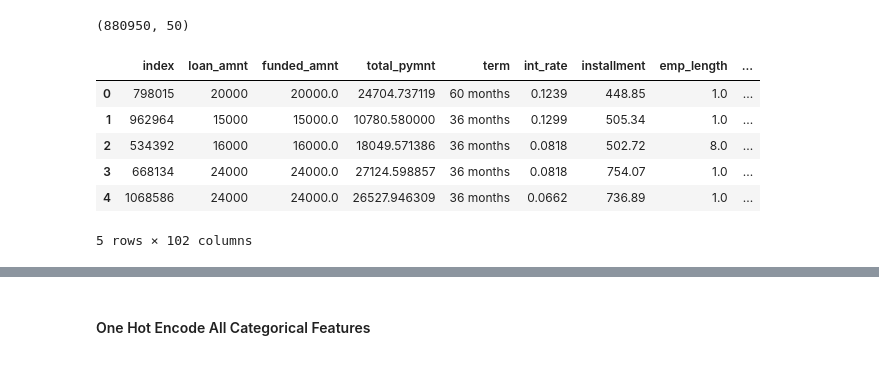
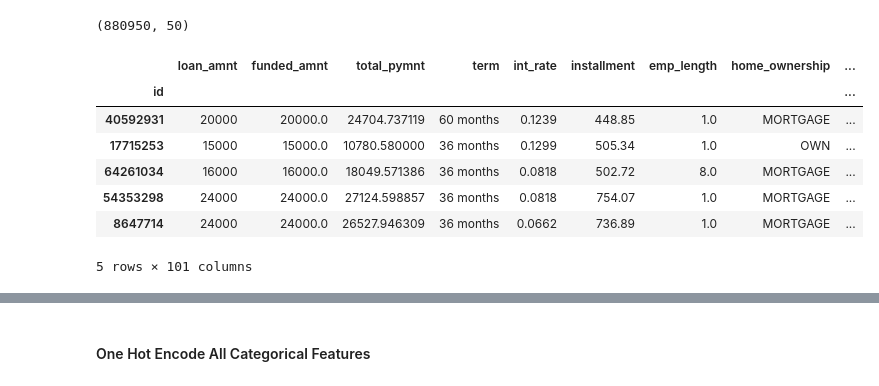
Before and after one commit to as6140/peervest, a Jupyter notebook: lc_cleaning_preprocessing_eda.ipynb, the cells around one changed output, grey strips where cells are left out. Saved outputs shown, nothing was run; the diff lists cells and outputs as text; code cells hidden in the pictures.

```diff
--- a/lc_cleaning_preprocessing_eda.ipynb
+++ b/lc_cleaning_preprocessing_eda.ipynb
@@ -69,4 +69,4 @@ dfs = [raw_q42017,raw_q32017,raw_q22017,raw_q12017,
 (188183, 150)
 (42538, 150)
 # %%
-raw_lc_df = pd.concat(dfs, ignore_index=True)
+raw_lc_df = pd.concat(dfs,ignore_index=True).set_index('id')
@@ -154,7 +176,7 @@ lc_df.shape
 # %% [output]
 (1344579, 102)
 # %%
-lc_df = lc_df.dropna(axis=0, subset=['loan_amnt','inq_last_6mths']).reset_index(drop=True)
+lc_df = lc_df.dropna(axis=0, subset=['loan_amnt','inq_last_6mths'])
 # %%
 #CAST DATATYPES
 dtype = {
@@ -222,8 +244,8 @@ lc_df['zip_code'].nunique()
 945
 # %%
 #Drop nulls in zip & emp_title
-lc_df = lc_df[lc_df['zip_code'].notnull()].reset_index(drop=True)
-lc_df = lc_df[lc_df['emp_title'].notnull()].reset_index(drop=True)
+lc_df = lc_df[lc_df['zip_code'].notnull()]
+lc_df = lc_df[lc_df['emp_title'].notnull()]
 # %%
 counts = lc_df['emp_title'].value_counts()
 idx = counts[counts.lt(1600)].index
@@ -680,15 +724,16 @@ ohe_emp_title_2.shape
 # %% [output]
 (880950, 50)
 # %%
-X_train.reset_index().head()
+X_train.head()
 # %% [output]
-|  | index | loan_amnt | funded_amnt | total_pymnt | term | int_rate | installment | emp_length | ... |
-| 0 | 798015 | 20000 | 20000.0 | 24704.737119 | 60 months | 0.1239 | 448.85 | 1.0 | ... |
-| 1 | 962964 | 15000 | 15000.0 | 10780.580000 | 36 months | 0.1299 | 505.34 | 1.0 | ... |
-| 2 | 534392 | 16000 | 16000.0 | 18049.571386 | 36 months | 0.0818 | 502.72 | 8.0 | ... |
-| 3 | 668134 | 24000 | 24000.0 | 27124.598857 | 36 months | 0.0818 | 754.07 | 1.0 | ... |
-| 4 | 1068586 | 24000 | 24000.0 | 26527.946309 | 36 months | 0.0662 | 736.89 | 1.0 | ... |
+|  | loan_amnt | funded_amnt | total_pymnt | term | int_rate | installment | emp_length | home_ownership | ... |
+| id |  |  |  |  |  |  |  |  | ... |
+| 40592931 | 20000 | 20000.0 | 24704.737119 | 60 months | 0.1239 | 448.85 | 1.0 | MORTGAGE | ... |
+| 17715253 | 15000 | 15000.0 | 10780.580000 | 36 months | 0.1299 | 505.34 | 1.0 | OWN | ... |
+| 64261034 | 16000 | 16000.0 | 18049.571386 | 36 months | 0.0818 | 502.72 | 8.0 | MORTGAGE | ... |
+| 54353298 | 24000 | 24000.0 | 27124.598857 | 36 months | 0.0818 | 754.07 | 1.0 | MORTGAGE | ... |
+| 8647714 | 24000 | 24000.0 | 26527.946309 | 36 months | 0.0662 | 736.89 | 1.0 | MORTGAGE | ... |
-5 rows × 102 columns
+5 rows × 101 columns
 # %%
 ohe_sub_grade.head()
 # %% [output]
```
Also changed, not shown: parts of 27 cells of this notebook, 2 other files.
